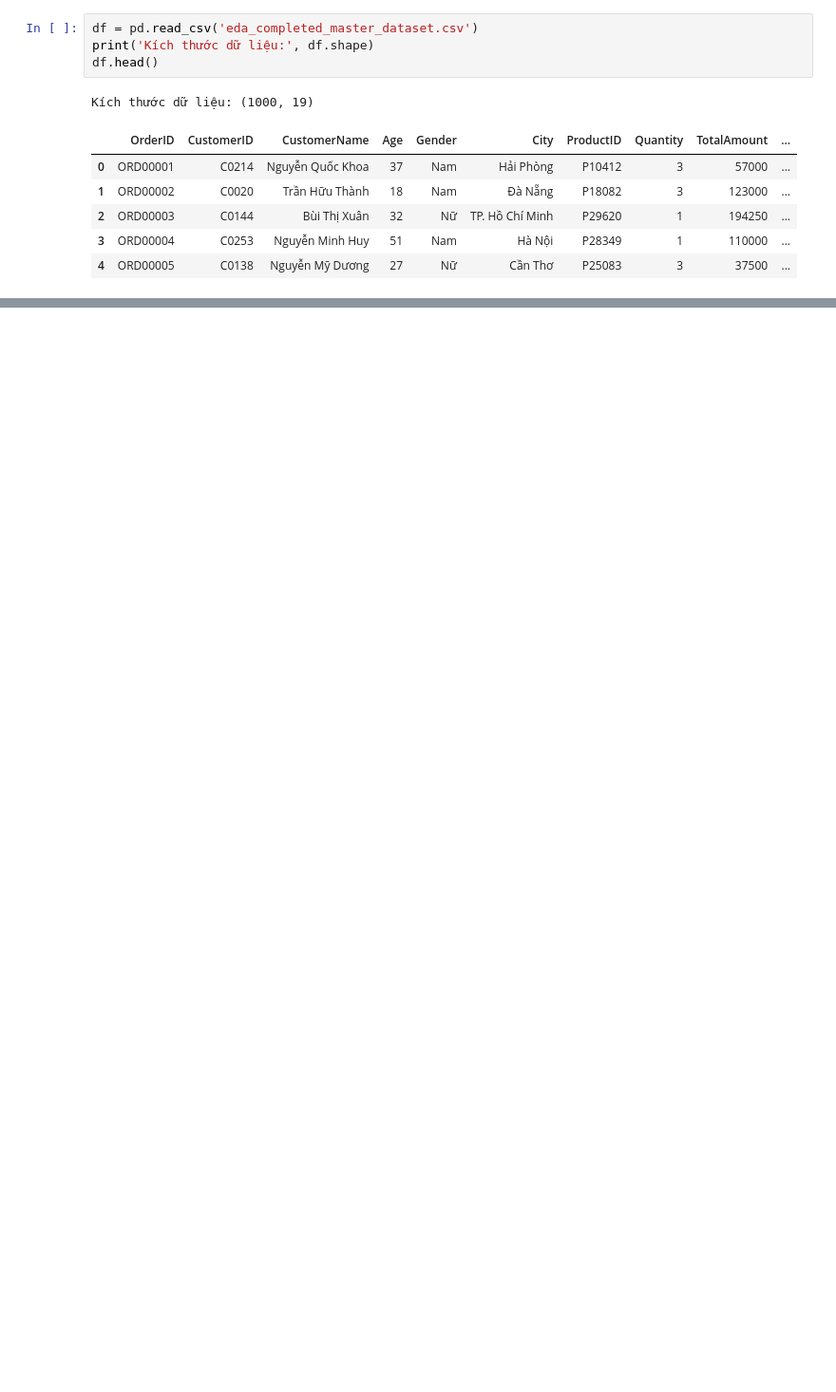
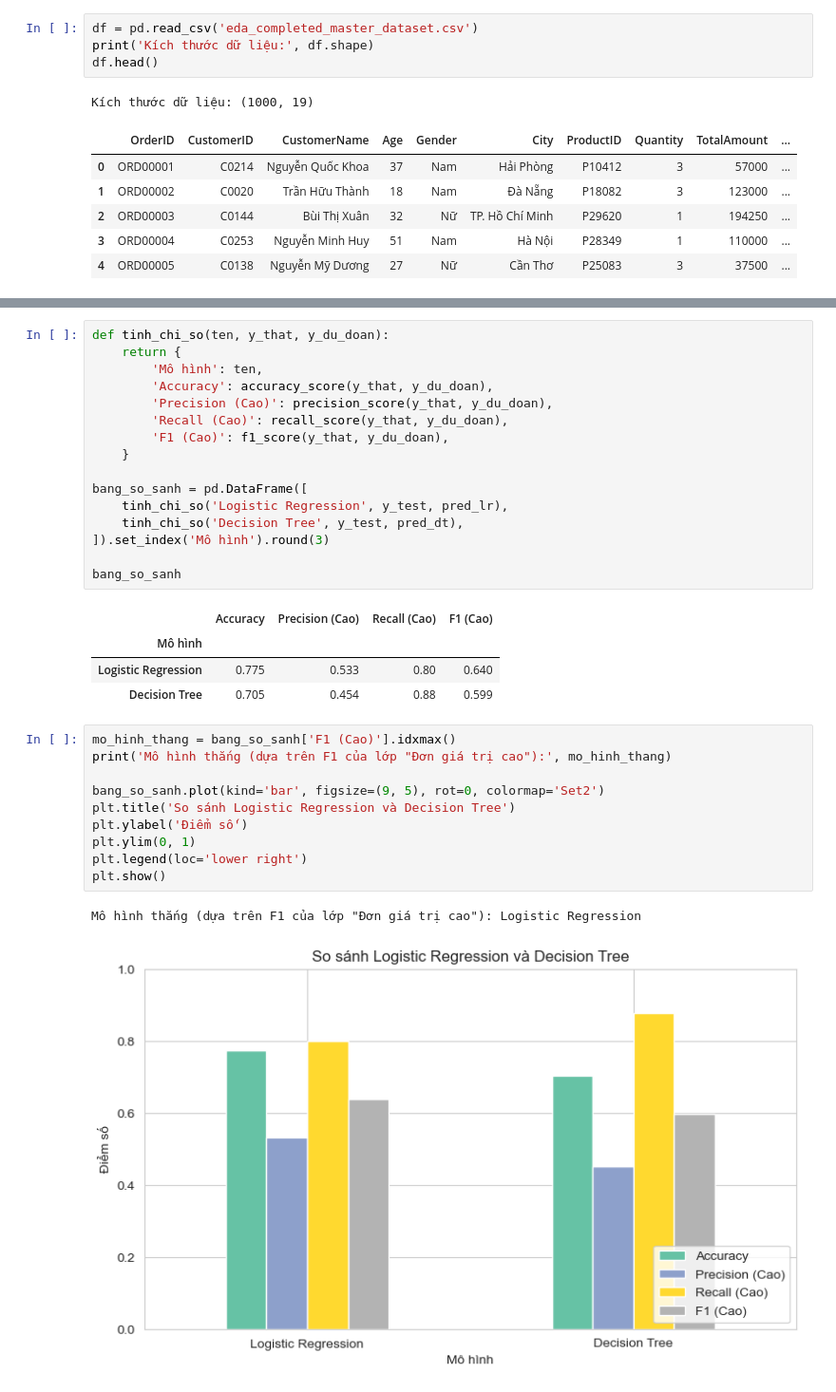
Before and after one commit to MoshiM0chiMoshi/Group5_Pharmacity_Personal_Care, a Jupyter notebook: Stage 2/03_Classification.ipynb, the cells around one changed output, grey strips where cells are left out. Shown at 95% size. Drawn from its saved outputs; the diff is of its cells as text; blank space fills up the shorter version.

```diff
--- a/Stage 2/03_Classification.ipynb
+++ b/Stage 2/03_Classification.ipynb
@@ -417,0 +352,34 @@ Xác suất là đơn giá trị cao: 92.7%
+# %%
+def tinh_chi_so(ten, y_that, y_du_doan):
+    return {
+        'Mô hình': ten,
+        'Accuracy': accuracy_score(y_that, y_du_doan),
+        'Precision (Cao)': precision_score(y_that, y_du_doan),
+        'Recall (Cao)': recall_score(y_that, y_du_doan),
+        'F1 (Cao)': f1_score(y_that, y_du_doan),
+    }
+
+bang_so_sanh = pd.DataFrame([
+    tinh_chi_so('Logistic Regression', y_test, pred_lr),
+    tinh_chi_so('Decision Tree', y_test, pred_dt),
+]).set_index('Mô hình').round(3)
+
+bang_so_sanh
+# %% [output]
+|  | Accuracy | Precision (Cao) | Recall (Cao) | F1 (Cao) |
+| Mô hình |  |  |  |  |
+| Logistic Regression | 0.775 | 0.533 | 0.80 | 0.640 |
+| Decision Tree | 0.705 | 0.454 | 0.88 | 0.599 |
+# %%
+mo_hinh_thang = bang_so_sanh['F1 (Cao)'].idxmax()
+print('Mô hình thắng (dựa trên F1 của lớp "Đơn giá trị cao"):', mo_hinh_thang)
+
+bang_so_sanh.plot(kind='bar', figsize=(9, 5), rot=0, colormap='Set2')
+plt.title('So sánh Logistic Regression và Decision Tree')
+plt.ylabel('Điểm số')
+plt.ylim(0, 1)
+plt.legend(loc='lower right')
+plt.show()
+# %% [output]
+Mô hình thắng (dựa trên F1 của lớp "Đơn giá trị cao"): Logistic Regression
+[figure, added]
```
Also changed, not shown: parts of 67 cells of this notebook, 18 other files.
